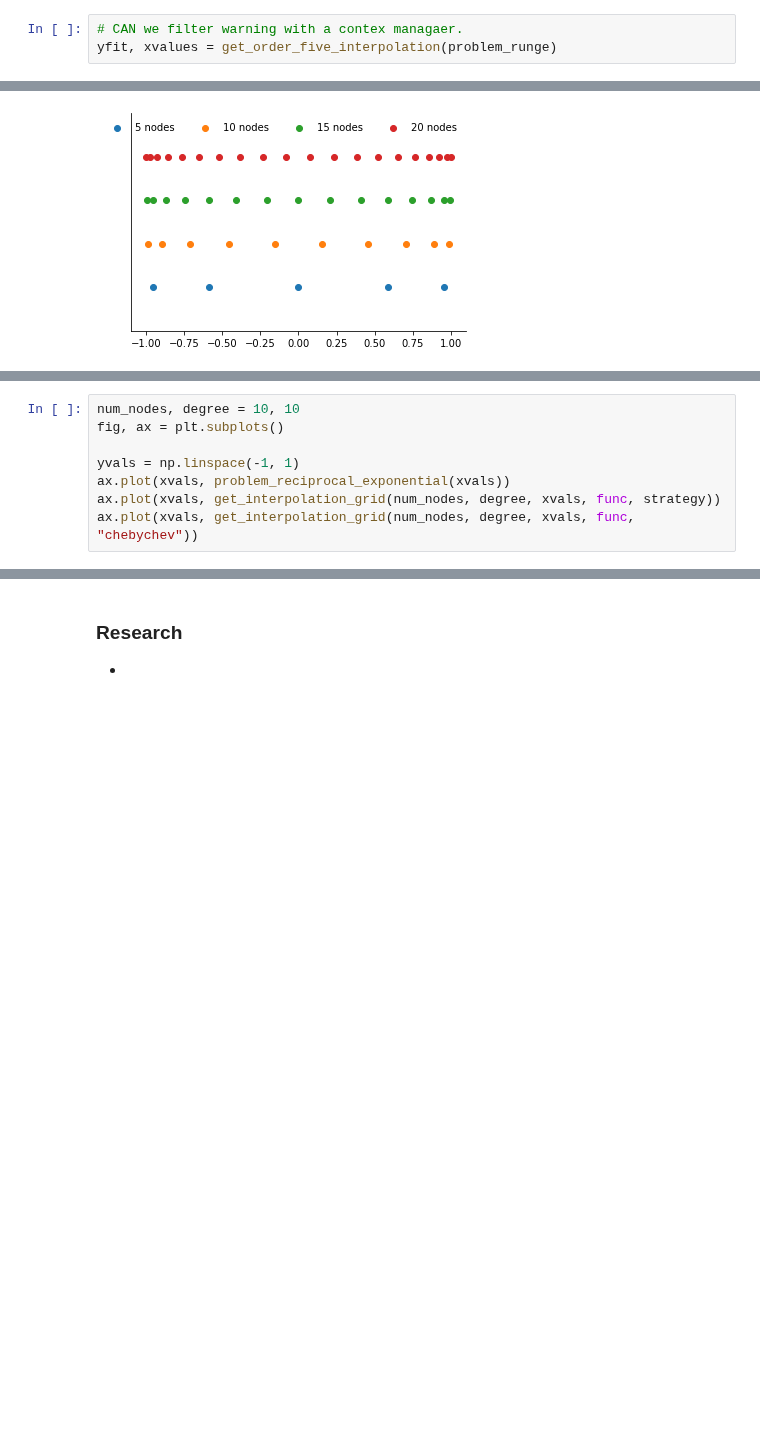
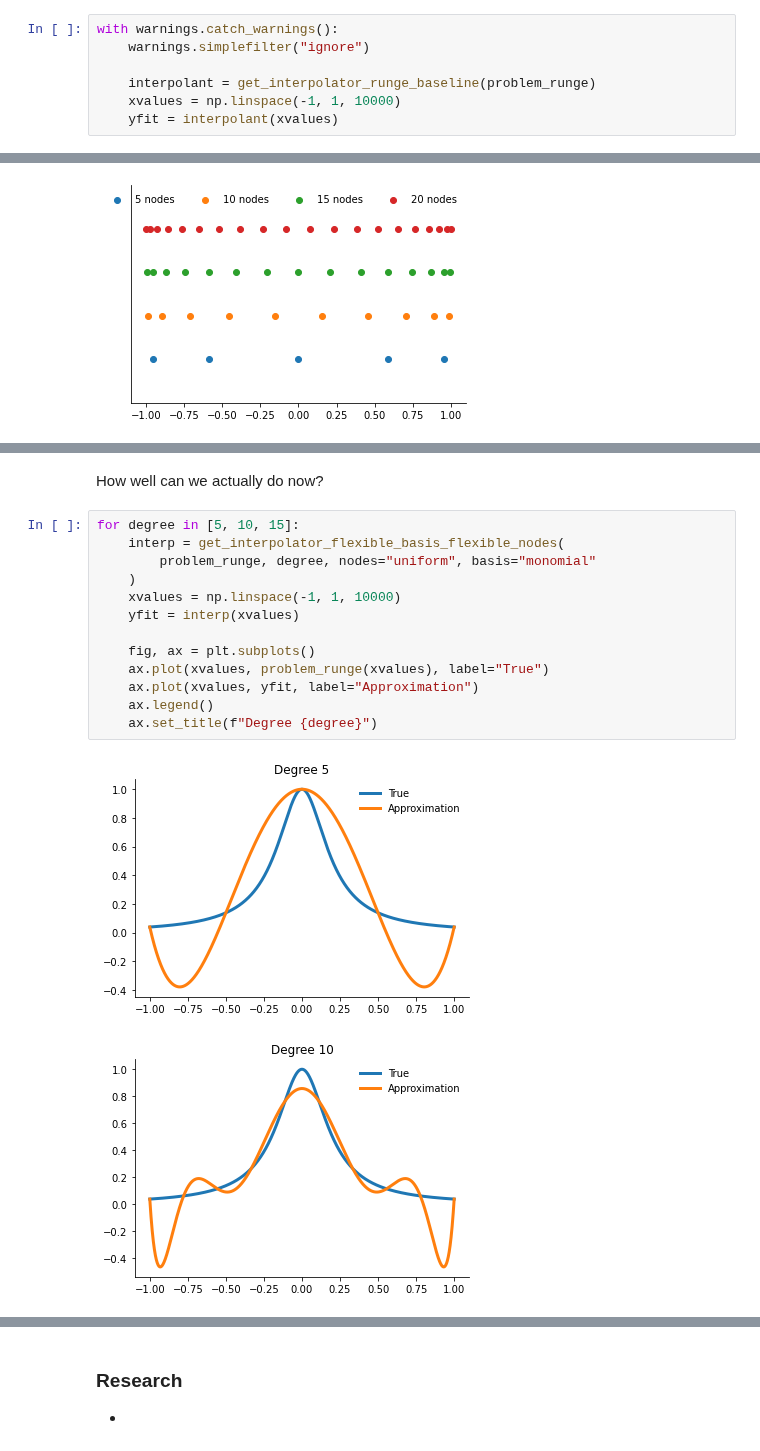
Before and after one commit to OpenSourceEconomics/ose-course-scientific-computing, a Jupyter notebook: lectures/approximation/notebook.ipynb, the cells around one changed output, grey strips where cells are left out. Drawn from its saved outputs; the diff is of its cells as text; blank space fills up the shorter version.

```diff
--- a/lectures/approximation/notebook.ipynb
+++ b/lectures/approximation/notebook.ipynb
@@ -141,8 +156,12 @@ def get_order_five_interpolation(func):
 File:      ~/external-storage/ownCloud/office/OpenSourceEconomics/teaching/scientific-computing/course/lectures/approximation/approximation_algorithms.py
 Type:      function
-# %%
-# CAN we filter warning with a contex managaer.
-yfit, xvalues = get_order_five_interpolation(problem_runge)
+# %%
+with warnings.catch_warnings():
+    warnings.simplefilter("ignore")
+
+    interpolant = get_interpolator_runge_baseline(problem_runge)
+    xvalues = np.linspace(-1, 1, 10000)
+    yfit = interpolant(xvalues)
 # %% [markdown]
 <div class="alert alert-success">
     <h3>Questions</h3>
@@ -238,8 +252,0 @@ stat = get_interpolation_grid(num_nodes, degree, xvals, func, strategy)[0]
-# %%
-num_nodes, degree = 10, 10
-fig, ax = plt.subplots()
-
-yvals = np.linspace(-1, 1)
-ax.plot(xvals, problem_reciprocal_exponential(xvals))
-ax.plot(xvals, get_interpolation_grid(num_nodes, degree, xvals, func, strategy))
-ax.plot(xvals, get_interpolation_grid(num_nodes, degree, xvals, func, "chebychev"))
@@ -274,0 +321,18 @@ NameError: name 'plot_basis_functions' is not defined
+# %% [markdown]
+How well can we actually do now?
+# %%
+for degree in [5, 10, 15]:
+    interp = get_interpolator_flexible_basis_flexible_nodes(
+        problem_runge, degree, nodes="uniform", basis="monomial"
+    )
+    xvalues = np.linspace(-1, 1, 10000)
+    yfit = interp(xvalues)
+
+    fig, ax = plt.subplots()
+    ax.plot(xvalues, problem_runge(xvalues), label="True")
+    ax.plot(xvalues, yfit, label="Approximation")
+    ax.legend()
+    ax.set_title(f"Degree {degree}")
+# %% [output]
+[figure, added]
+[figure, added]
```
Also changed, not shown: parts of 26 cells of this notebook, 3 other files.
